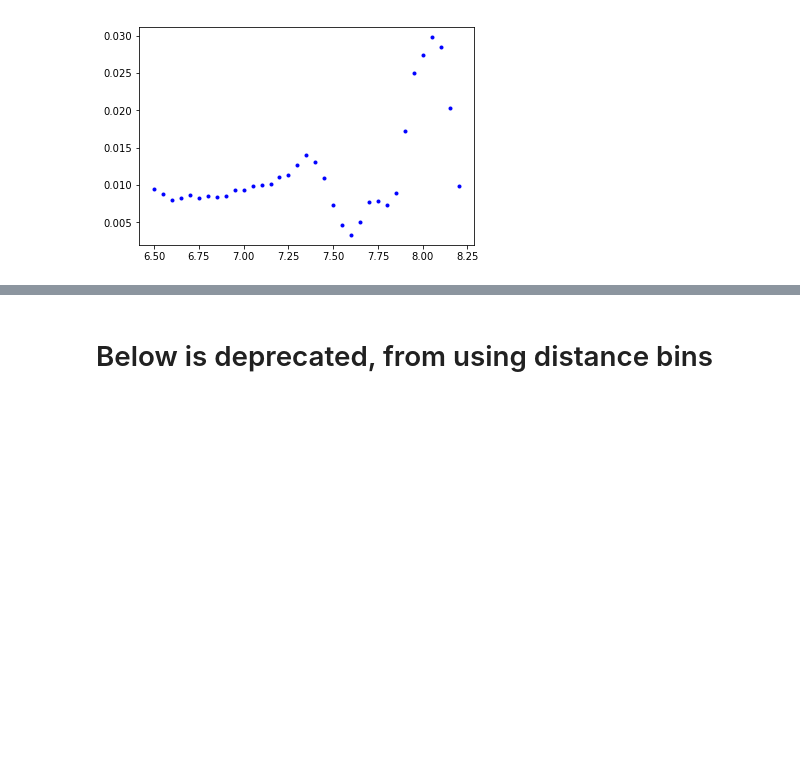
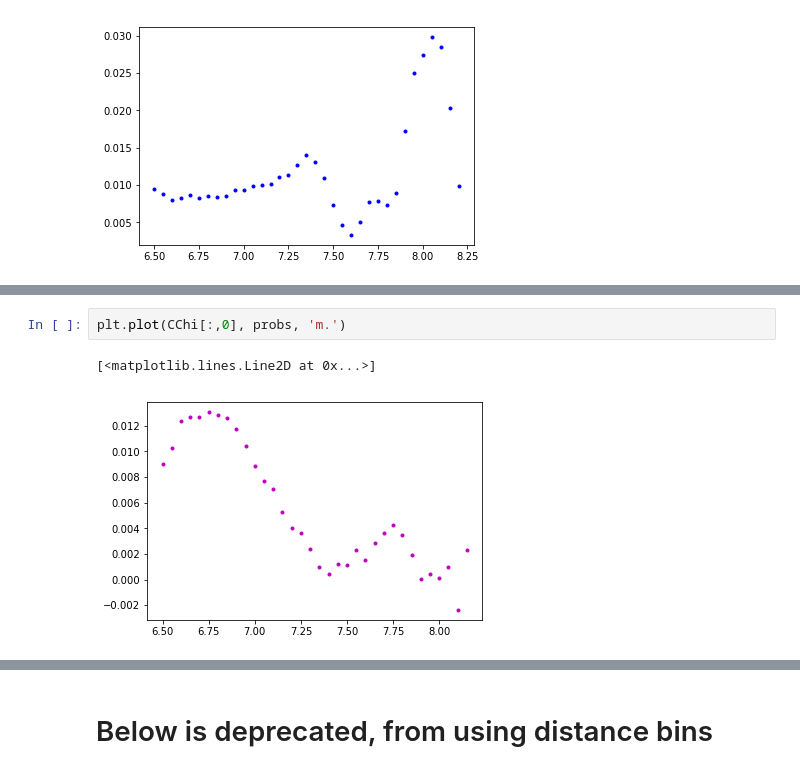
Before and after one commit to TTakaro/Type-Iax-HST, a Jupyter notebook: machine_learning/2008ha_MachineLearning.ipynb, the cells around one changed output, grey strips where cells are left out. Saved outputs shown, nothing was run; the diff lists cells and outputs as text; blank space fills up the shorter version.

```diff
--- a/machine_learning/2008ha_MachineLearning.ipynb
+++ b/machine_learning/2008ha_MachineLearning.ipynb
@@ -810,0 +830,5 @@ plt.plot(CChi[:,0], probs, 'g.')
+# %%
+plt.plot(CChi[:,0], probs, 'm.')
+# %% [output]
+[<matplotlib.lines.Line2D at 0x...>]
+[figure, added]
```
Also changed, not shown: parts of 8 cells of this notebook, 43 other files.
